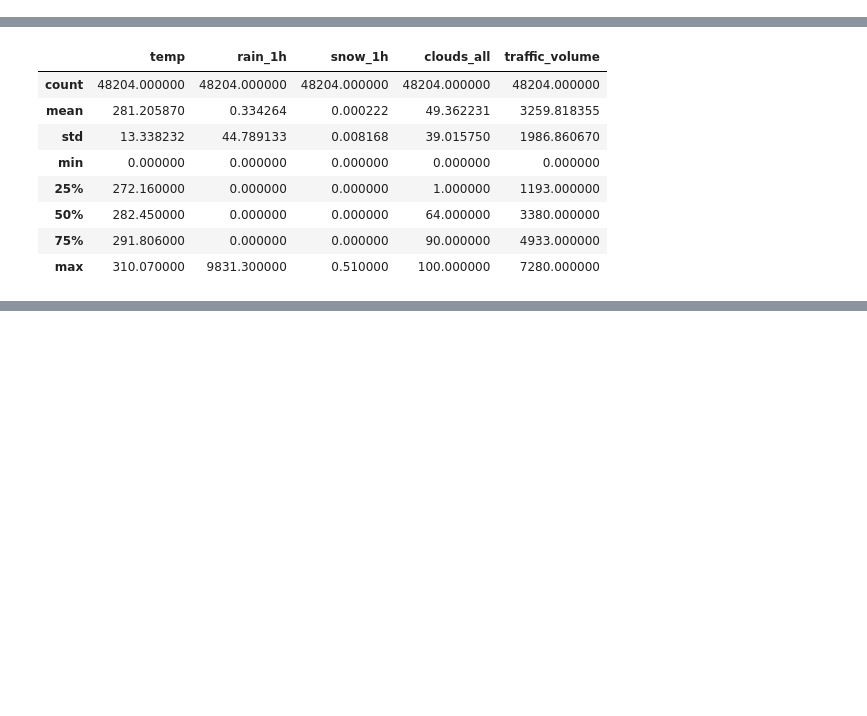
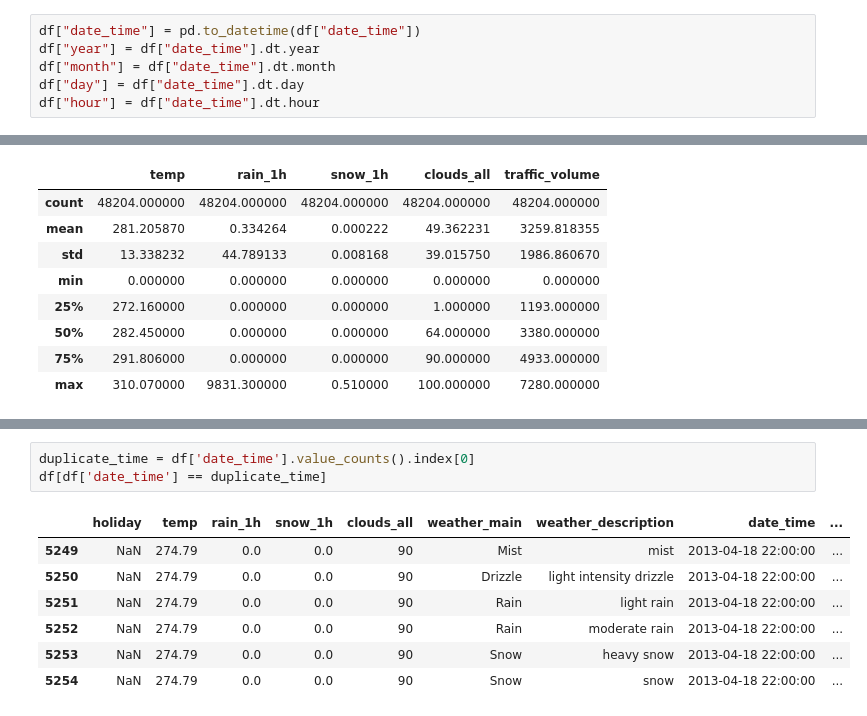
Before and after one commit to Arham-15/traffic-prediction-system, a Jupyter notebook: notebooks/01_data_exploration.ipynb, the cells around one changed output, grey strips where cells are left out. Cells and saved outputs as stored; diff of their text form; blank space fills up the shorter version.

```diff
--- a/notebooks/01_data_exploration.ipynb
+++ b/notebooks/01_data_exploration.ipynb
@@ -68,3 +142,9 @@ memory usage: 3.3+ MB
+# %%
+df["date_time"] = pd.to_datetime(df["date_time"])
+df["year"] = df["date_time"].dt.year
+df["month"] = df["date_time"].dt.month
+df["day"] = df["date_time"].dt.day
+df["hour"] = df["date_time"].dt.hour
 # %%
 df.describe()
 # %% [output]
@@ -79,0 +208,11 @@ df.describe()
+# %%
+duplicate_time = df['date_time'].value_counts().index[0]
+df[df['date_time'] == duplicate_time]
+# %% [output]
+|  | holiday | temp | rain_1h | snow_1h | clouds_all | weather_main | weather_description | date_time | ... |
+| 5249 | NaN | 274.79 | 0.0 | 0.0 | 90 | Mist | mist | 2013-04-18 22:00:00 | ... |
+| 5250 | NaN | 274.79 | 0.0 | 0.0 | 90 | Drizzle | light intensity drizzle | 2013-04-18 22:00:00 | ... |
+| 5251 | NaN | 274.79 | 0.0 | 0.0 | 90 | Rain | light rain | 2013-04-18 22:00:00 | ... |
+| 5252 | NaN | 274.79 | 0.0 | 0.0 | 90 | Rain | moderate rain | 2013-04-18 22:00:00 | ... |
+| 5253 | NaN | 274.79 | 0.0 | 0.0 | 90 | Snow | heavy snow | 2013-04-18 22:00:00 | ... |
+| 5254 | NaN | 274.79 | 0.0 | 0.0 | 90 | Snow | snow | 2013-04-18 22:00:00 | ... |
```
Also changed, not shown: parts of 36 cells of this notebook.
